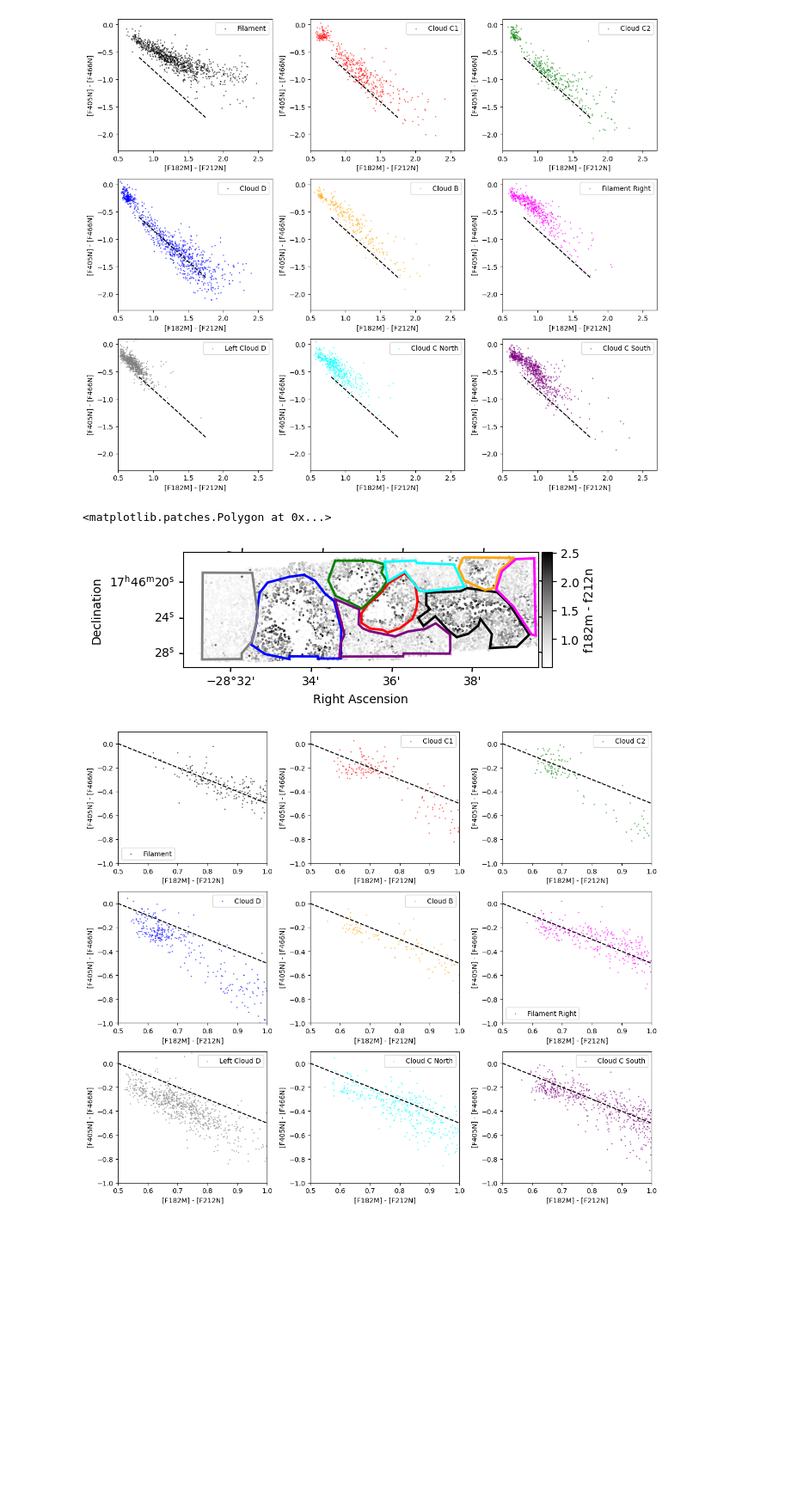
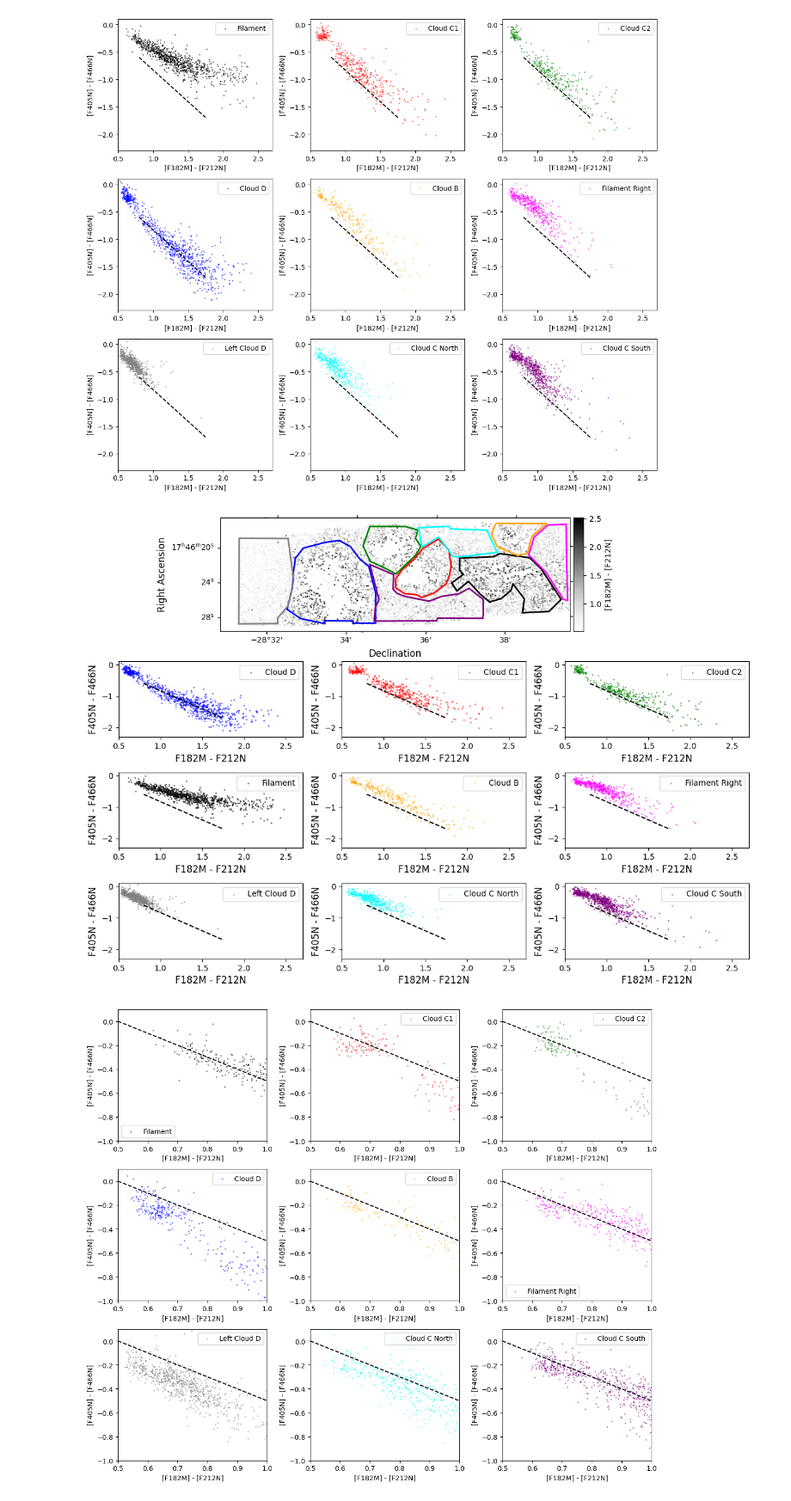
Before and after one commit to SpacialTree/dustridge-cd, a Jupyter notebook: notebooks/dustridge_analysis.ipynb, the cells around one changed output. Shown at 86% size. Cells and saved outputs as stored; diff of their text form; code cells hidden in the pictures; blank space fills up the shorter version.

```diff
--- a/notebooks/dustridge_analysis.ipynb
+++ b/notebooks/dustridge_analysis.ipynb
@@ -17,6 +17,8 @@ import smart_plotters.co_ice as co_map
 from smart_plotters import cmd_plot
 # %%
 cat_use = make_cat_use()
+cat_use.catalog['Av'] = cat_use.get_Av('f182m', 'f212n')
+cat_use.catalog['N(CO)'] = co_map.get_co_ice_column(cat_use, cat_use.catalog['Av'], ext=CT06_MWGC(), ref_band='f405n')
 # %%
 def get_rc_sel_mask(cat):
     x = np.linspace(0, 2.5, 10)
@@ -161,24 +166,71 @@ plt.tight_layout()
 [figure]
 # %%
 fig = plt.figure(figsize=(12,8))
-ax = plt.subplot(411, projection=ww)
+ax1 = plt.subplot(434)
+ax2 = plt.subplot(435)
+ax3 = plt.subplot(436)
+ax4 = plt.subplot(437)
+ax5 = plt.subplot(438)
+ax6 = plt.subplot(439)
+ax7 = plt.subplot(4, 3, 10)
+ax8 = plt.subplot(4, 3, 11)
+ax9 = plt.subplot(4, 3, 12)
+
+cat_f_rc.plot_CCD('f182m', 'f212n', 'f405n', 'f466n', ax=ax4, s=1, alpha=0.5, label='Filament', color='k')
+
+cat_c1_rc.plot_CCD('f182m', 'f212n', 'f405n', 'f466n', ax=ax2, s=1, alpha=0.5, label='Cloud C1', color='r')
+
+cat_c2_rc.plot_CCD('f182m', 'f212n', 'f405n', 'f466n', ax=ax3, s=1, alpha=0.5, label='Cloud C2', color='g')
+
+cat_d_rc.plot_CCD('f182m', 'f212n', 'f405n', 'f466n', ax=ax1, s=1, alpha=0.5, label='Cloud D', color='b')
+
+cat_b_rc.plot_CCD('f182m', 'f212n', 'f405n', 'f466n', ax=ax5, s=1, alpha=0.5, label='Cloud B', color='orange')
+
+cat_fil_r_rc.plot_CCD('f182m', 'f212n', 'f405n', 'f466n', ax=ax6, s=1, alpha=0.5, label='Filament Right', color='magenta')
+
+cat_left_cd_rc.plot_CCD('f182m', 'f212n', 'f405n', 'f466n', ax=ax7, s=1, alpha=0.5, label='Left Cloud D', color='grey')
+
+cat_c_n_rc.plot_CCD('f182m', 'f212n', 'f405n', 'f466n', ax=ax8, s=1, alpha=0.5, label='Cloud C North', color='cyan')
+
+cat_c_s_rc.plot_CCD('f182m', 'f212n', 'f405n', 'f466n', ax=ax9, s=1, alpha=0.5, label='Cloud C South', color='purple')
+
+axes = [ax1, ax2, ax3, ax4, ax5, ax6, ax7, ax8, ax9]
+for a in axes:
+    a.set_xlabel('F182M - F212N', fontsize=12)
+    a.set_ylabel('F405N - F466N', fontsize=12)
+    a.plot([0.8, 1.75], [-0.6, -1.7], color='k', linestyle='dashed')
+    a.legend()
+    a.set_xlim(0.5, 2.7)
+    a.set_ylim(-2.3, 0.1)
+
+plt.tight_layout()
+
+ax = ax1.inset_axes([0, 1.4, 3, 1.5], projection=ww) #plt.subplot(411, projection=ww)
 ax.imshow(nanfield)
-cat_rc.plot_position(s=1, c=cat_rc.color('f182m', 'f212n'), cmap='Greys', transform=ax.get_transform('world'))
+im = ax.scatter(cat_rc.ra, cat_rc.dec, c=cat_rc.color('f182m', 'f212n'), s=1, cmap='Greys', transform=ax.get_transform('world'))
+#im = cat_rc.plot_position(s=1, c=cat_rc.color('f182m', 'f212n'), cmap='Greys', transform=ax.get_transform('world'))
 cax = ax.inset_axes([1.01, 0., 0.03, 1])
-plt.colorbar(ax.collections[0], cax=cax, orientation='vertical', label='f182m - f212n')
+cbar = plt.colorbar(im, cax=cax, orientation='vertical')
+cbar.set_label('[F182M] - [F212N]', fontsize=10)
+ax.set_xlabel('Declination', fontsize=12)
+ax.set_ylabel('Right Ascension', fontsize=12)
+ax.set_xticklabels(ax.get_xticklabels(), fontsize=10)
+ax.set_yticklabels(ax.get_yticklabels(), fontsize=10)
 
 reg_f[0].to_pixel(ww).plot(ax=ax, edgecolor='k', facecolor='none', lw=2)
 reg_c1[0].to_pixel(ww).plot(ax=ax, edgecolor='r', facecolor='none', lw=2)
 reg_c2[0].to_pixel(ww).plot(ax=ax, edgecolor='g', facecolor='none', lw=2)
 reg_d[0].to_pixel(ww).plot(ax=ax, edgecolor='b', facecolor='none', lw=2)
 reg_b[0].to_pixel(ww).plot(ax=ax, edgecolor='orange', facecolor='none', lw=2)
 reg_fil_r[0].to_pixel(ww).plot(ax=ax, edgecolor='magenta', facecolor='none', lw=2)
 reg_left_cd[0].to_pixel(ww).plot(ax=ax, edgecolor='grey', facecolor='none', lw=2)
 reg_c_s[0].to_pixel(ww).plot(ax=ax, edgecolor='purple', facecolor='none', lw=2)
 reg_c_n[0].to_pixel(ww).plot(ax=ax, edgecolor='cyan', facecolor='none', lw=2)
+
+plt.savefig('/orange/adamginsburg/jwst/cloudc/figures/dustridge_rc_CCDs.png', dpi=300, bbox_inches='tight')
+plt.savefig('/orange/adamginsburg/jwst/cloudc/figures/dustridge_rc_CCDs.pdf', bbox_inches='tight')
 # %% [output]
-<matplotlib.patches.Polygon at 0x...>
-[figure, old version]
+[figure, new version]
 # %%
 fig = plt.figure(figsize=(12,10))
 
```
Also changed, not shown: parts of 2 cells of this notebook.
